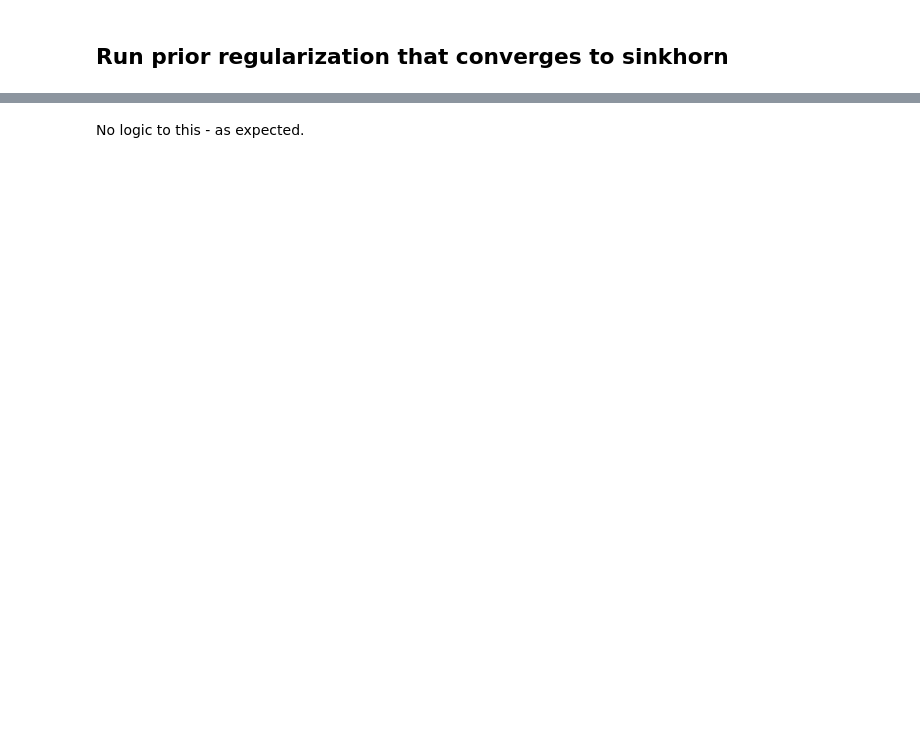
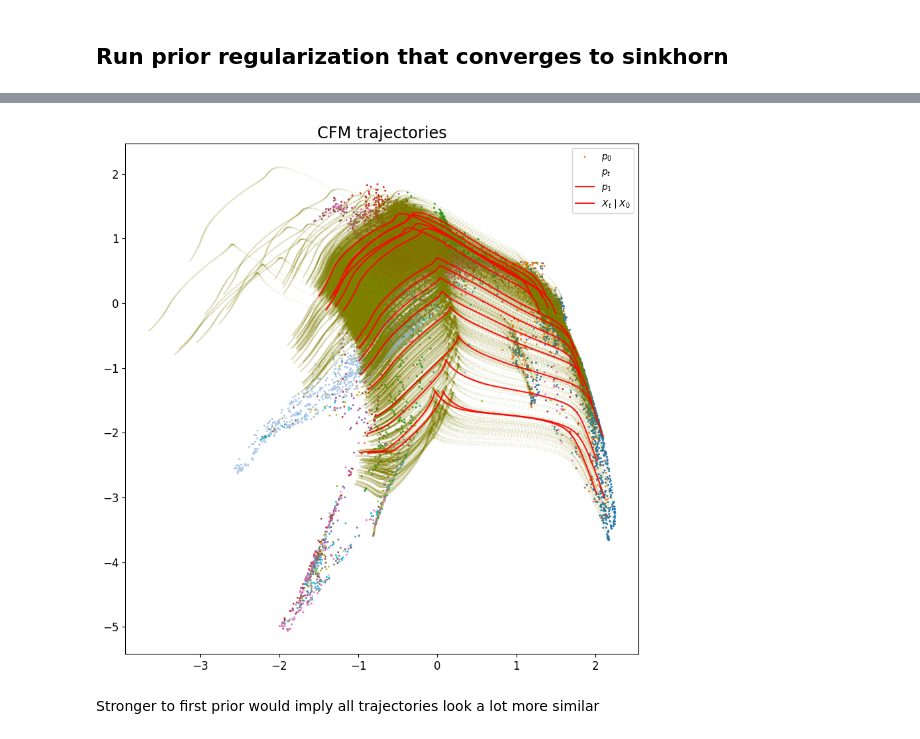
Before and after one commit to prior-ot-cfm/conditional-flow-matching, a Jupyter notebook: notebooks/test_ot_cfm.ipynb, the cells around one changed output, grey strips where cells are left out. Saved outputs shown, nothing was run; the diff lists cells and outputs as text; code cells hidden in the pictures; blank space fills up the shorter version.

Commit message:
Adjusted spatial prior formulation

```diff
--- a/notebooks/test_ot_cfm.ipynb
+++ b/notebooks/test_ot_cfm.ipynb
@@ -224,2 +224,16 @@ plot_node_path(ot_cfm_model, X)
-# %% [markdown]
-No logic to this - as expected.
+# %%
+use_cuda = torch.cuda.is_available()
+device = torch.device("cuda" if use_cuda else "cpu")
+batch_size = 256
+sigma = 0.9
+dim = adata.obsm["X_phate_standardized"].shape[1]
+ot_cfm_model = MLP(dim=dim, time_varying=True, w=64).to(device)
+ot_cfm_optimizer = torch.optim.Adam(ot_cfm_model.parameters(), 1e-4)
+FM = ExactOptimalTransportConditionalFlowMatcher(sigma=sigma, method="prior", prior_method="to_first")
+train_model(ot_cfm_optimizer, FM, batch_size, n_times, X, ot_cfm_model, max_iters=10000)
+# %%
+plot_node_path(ot_cfm_model, X)
+# %% [output]
+[figure, added]
+# %% [markdown]
+Stronger to first prior would imply all trajectories look a lot more similar
```
Also changed, not shown: parts of 6 cells of this notebook, 3 other files.
